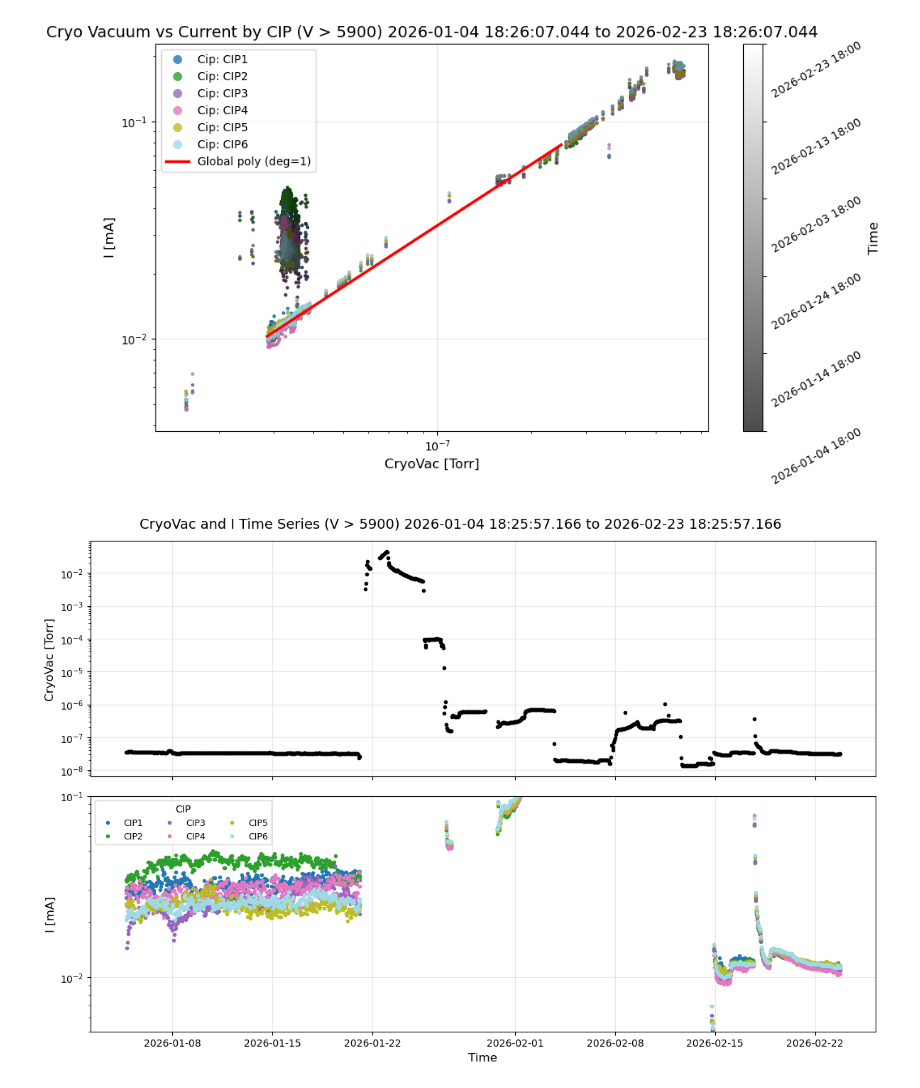
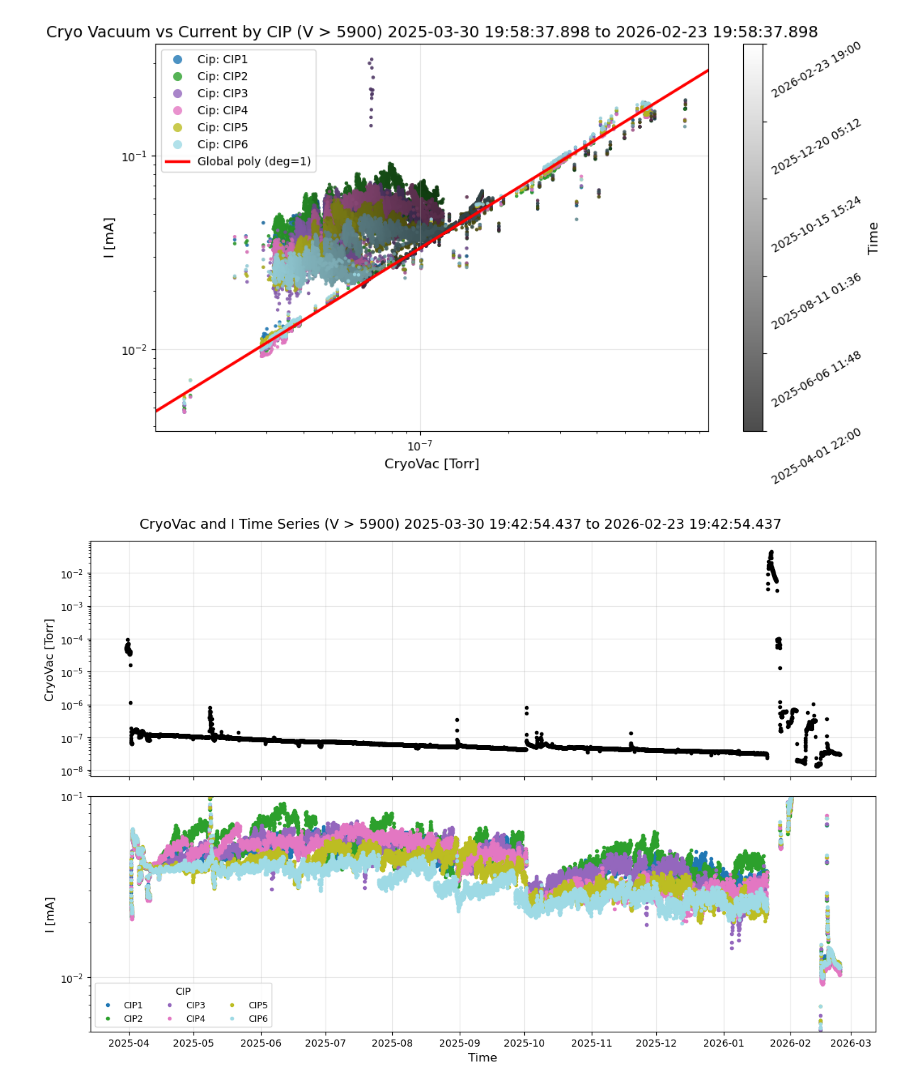
Before and after one commit to lsst/CameraTimesSquare, a Jupyter notebook: operations/vacuum.ipynb, the cells around one changed output. Saved outputs shown, nothing was run; the diff lists cells and outputs as text; code cells hidden in the pictures.

```diff
--- a/operations/vacuum.ipynb
+++ b/operations/vacuum.ipynb
@@ -1,6 +1,6 @@
 # %%
 t_end = 'Now'
-duration_in_day = 50
+duration_in_day = 330
 time_interval = '1h'
 # %%
 import pandas as pd
@@ -22,7 +22,7 @@ OFFSET = {
 BIN_INFLUX = time_interval
 BIN_PANDAS = "1min"
 
-global_poly_coeffs=np.array([ 1.06825829, -5.42104577])
+global_poly_coeffs = np.array([ 1.06823544, -5.42086628])
 # Use consistent units across notebook: CryoVac [Torr], I [mA]
 
 client = EfdClient("usdf_efd")
@@ -164,8 +164,7 @@ if "global_poly_coeffs" in globals() and global_poly_coeffs is not None:
     i_corr_ma_all = (df_merged["I"] - df_merged["Cip"].map(OFFSET).fillna(0.0)).to_numpy(dtype=float)
     valid_global = np.isfinite(i_corr_ma_all) & (i_corr_ma_all > 0)
     if np.count_nonzero(valid_global) > 2:
-##       i_line_ma = np.logspace(np.log10(np.nanmin(i_corr_ma_all[valid_global])), np.log10(np.nanmax(i_corr_ma_all[valid_global])), 300)
-        i_line_ma = np.logspace(-1.9879937236649605, -1.1068178452766648, 300)
+        i_line_ma = np.logspace(np.log10(np.nanmin(i_corr_ma_all[valid_global])), np.log10(np.nanmax(i_corr_ma_all[valid_global])), 300)
         ly = np.polyval(global_poly_coeffs, _log_transform_for_plot(i_line_ma, log_base_for_plot))
         x_line_torr = _inv_log_transform_for_plot(ly, log_base_for_plot)
         y_line_ma = i_line_ma
@@ -208,4 +207,4 @@ Resolved time range: 2026-01-04 18:26:07.044 -> 2026-02-23 18:26:07.044
-[figure, old version]
+[figure, new version]
 # %%
 # Time-series plot: CryoVac and I for each CIP
 if "df1" not in globals() or "df2" not in globals():
@@ -260,5 +259,5 @@ fig.suptitle(plot_title, fontsize=14)
 plt.tight_layout()
 plt.show()
 # %% [output]
-[figure, old version]
+[figure, new version]
 # %%
```
Also changed, not shown: parts of 5 cells of this notebook.
